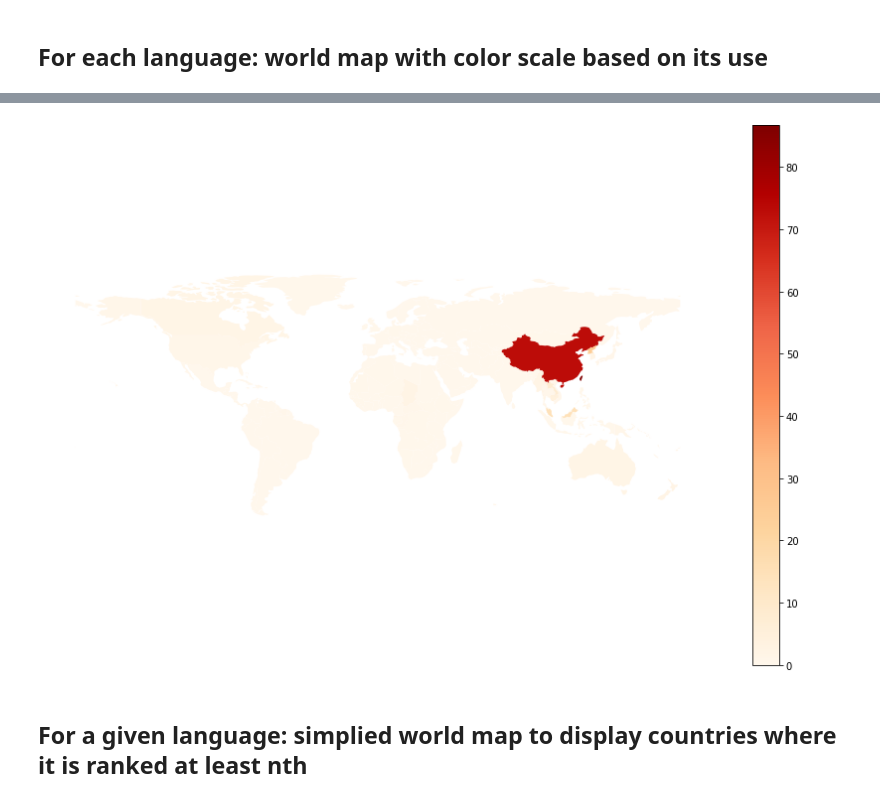
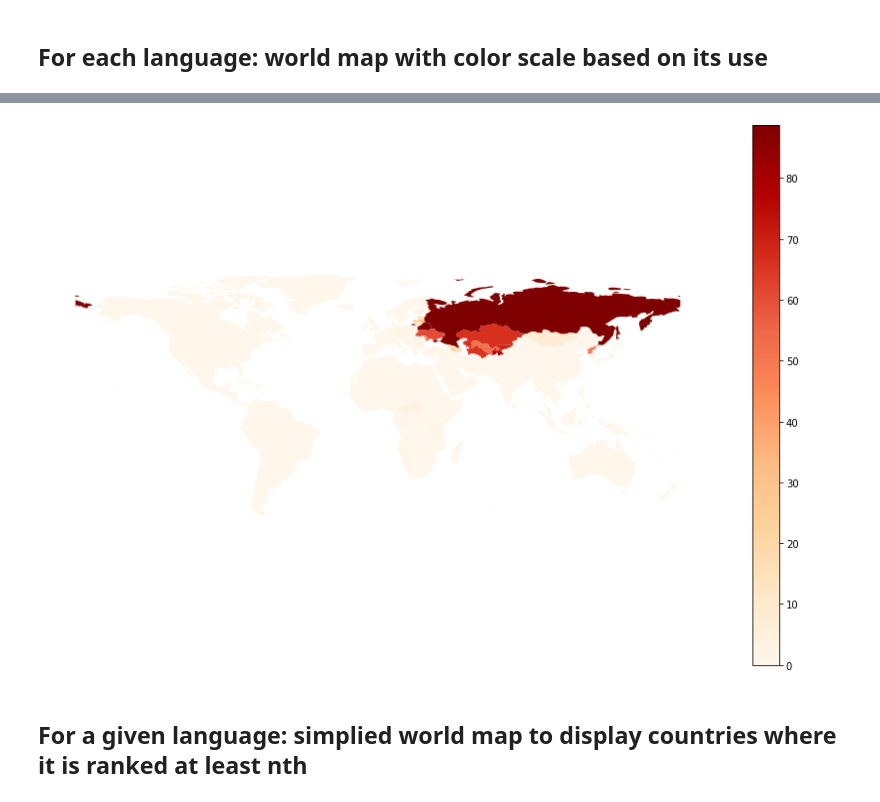
Before and after one commit to a455bcd9/wikilangtrends, a Jupyter notebook: Wikipedia Languages.ipynb, the cells around one changed output, grey strips where cells are left out. Saved outputs shown, nothing was run; the diff lists cells and outputs as text; code cells hidden in the pictures.

Commit message:
trends for some languages

```diff
--- a/Wikipedia Languages.ipynb
+++ b/Wikipedia Languages.ipynb
@@ -276,7 +276,7 @@ world[world.name != 'Antarctica'].plot(**params).set_axis_off()
 all_wikipedias_relative = all_wikipedias[all_wikipedias.columns].div(all_wikipedias[all_wikipedias.columns].sum(axis=1), axis=0).multiply(100)
 
 # Language to display
-language_code = 'zh'
+language_code = 'ru'
 
 worldmap_chart = pygal.maps.world.World()
 # Threshold in percentage
@@ -298,34 +298,34 @@ if pd.DataFrame.from_dict(language_relative_filtered, orient='index').empty is F
     # Display in the notebook
     svg_code = worldmap_chart.render()
 else:
      print('No country with', language_code, 'above the selected threshold')
 
 
 # Try another lib
 world[language_code] = 0
 
 for key, value in language_relative.items():
     world.loc[world.iso_a2 == key, language_code] = value
 
 params = {
     'column': language_code,
     'figsize': (15, 10),
     'legend': True,
     'cmap': 'OrRd',
     # Wistia
     #'missing_kwds': {
     #    'color': 'white',
     #    'edgecolor': 'lightgrey',
     #    'label': '--',
     #},
 }
 
 world[world.name != 'Antarctica'].plot(**params).set_axis_off();
 
 display_svg(svg_code)
 # %% [output]
 [drawing not drawn]
-[figure, old version]
+[figure, new version]
 # %% [markdown]
 ## For a given language: simplied world map to display countries where it is ranked at least nth
 # %%
```
Also changed, not shown: parts of 5 cells of this notebook.
